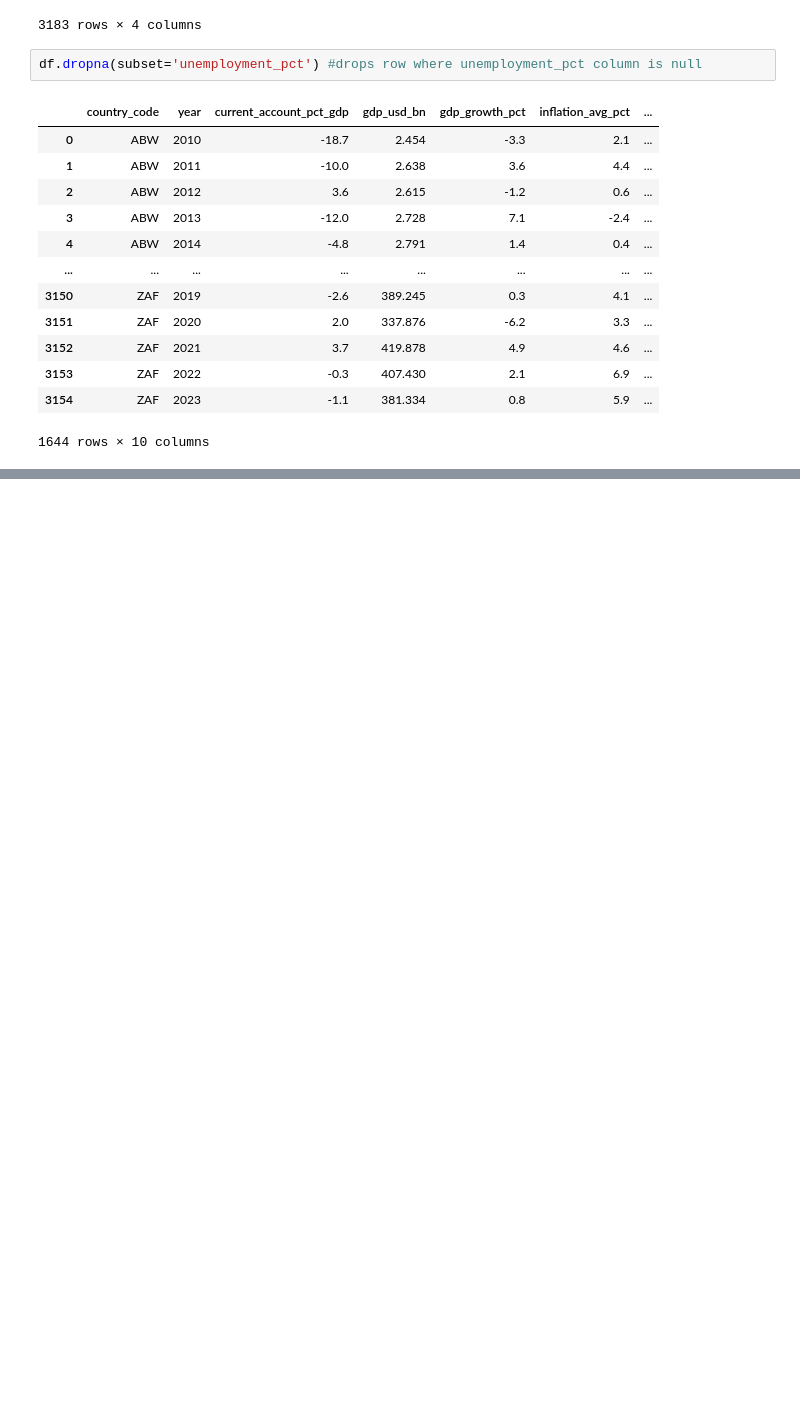
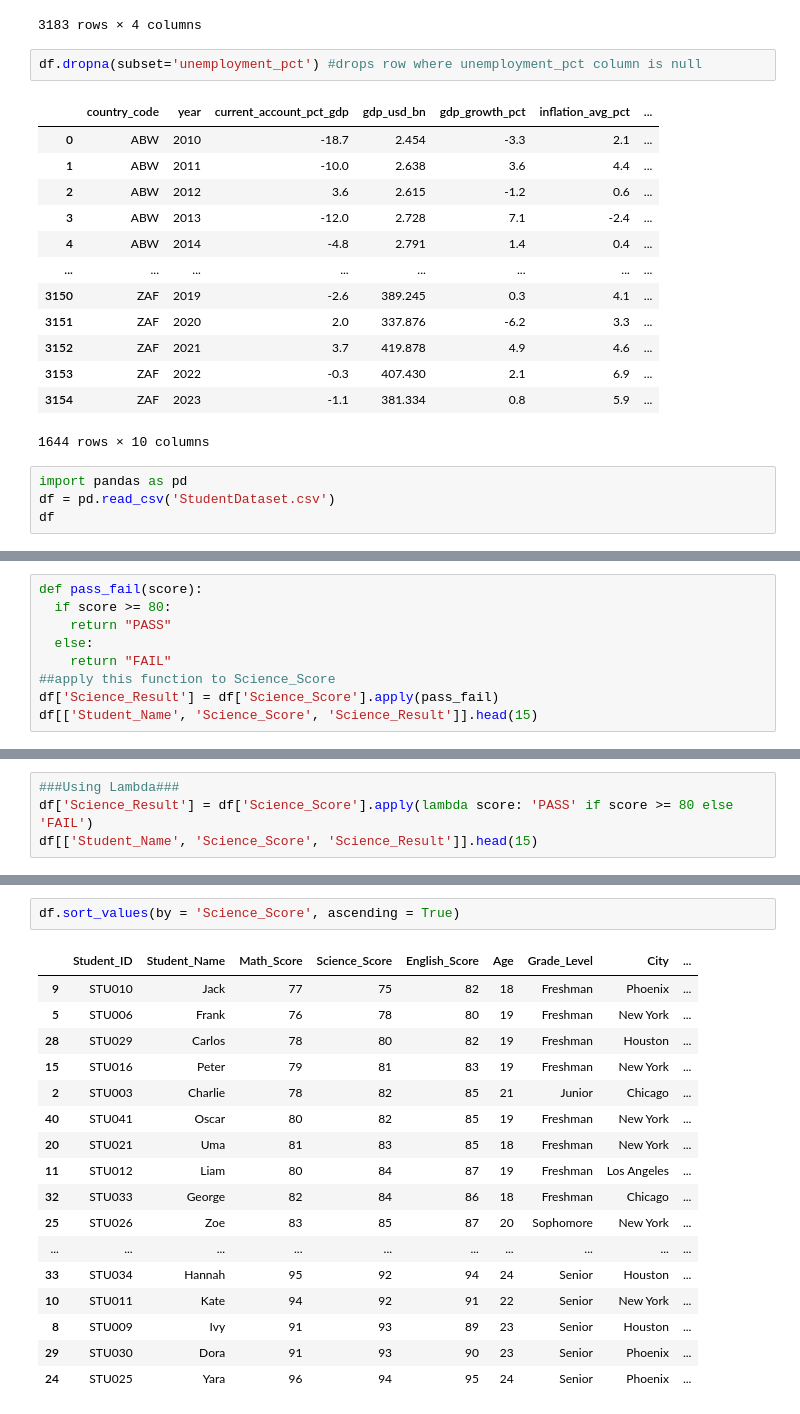
Before and after one commit to elmago07/AI-ML-Learnings, a Jupyter notebook: pandas_learnings.ipynb, the cells around one changed output, grey strips where cells are left out. Cells and saved outputs as stored; diff of their text form; blank space fills up the shorter version.

```diff
--- a/pandas_learnings.ipynb
+++ b/pandas_learnings.ipynb
@@ -505,3 +505,7 @@ df.dropna(subset='unemployment_pct') #drops row where unemployment_pct column is
 | 3153 | ZAF | 2022 | -0.3 | 407.430 | 2.1 | 6.9 | ... |
 | 3154 | ZAF | 2023 | -1.1 | 381.334 | 0.8 | 5.9 | ... |
 1644 rows × 10 columns
+# %%
+import pandas as pd
+df = pd.read_csv('StudentDataset.csv')
+df
@@ -507,0 +564,9 @@ df.dropna(subset='unemployment_pct') #drops row where unemployment_pct column is
+# %%
+def pass_fail(score):
+  if score >= 80:
+    return "PASS"
+  else:
+    return "FAIL"
+##apply this function to Science_Score
+df['Science_Result'] = df['Science_Score'].apply(pass_fail)
+df[['Student_Name', 'Science_Score', 'Science_Result']].head(15)
@@ -507,0 +590,4 @@ df.dropna(subset='unemployment_pct') #drops row where unemployment_pct column is
+# %%
+###Using Lambda###
+df['Science_Result'] = df['Science_Score'].apply(lambda score: 'PASS' if score >= 80 else 'FAIL')
+df[['Student_Name', 'Science_Score', 'Science_Result']].head(15)
@@ -507,0 +621,20 @@ df.dropna(subset='unemployment_pct') #drops row where unemployment_pct column is
+# %%
+df.sort_values(by = 'Science_Score', ascending = True)
+# %% [output]
+|  | Student_ID | Student_Name | Math_Score | Science_Score | English_Score | Age | Grade_Level | City | ... |
+| 9 | STU010 | Jack | 77 | 75 | 82 | 18 | Freshman | Phoenix | ... |
+| 5 | STU006 | Frank | 76 | 78 | 80 | 19 | Freshman | New York | ... |
+| 28 | STU029 | Carlos | 78 | 80 | 82 | 19 | Freshman | Houston | ... |
+| 15 | STU016 | Peter | 79 | 81 | 83 | 19 | Freshman | New York | ... |
+| 2 | STU003 | Charlie | 78 | 82 | 85 | 21 | Junior | Chicago | ... |
+| 40 | STU041 | Oscar | 80 | 82 | 85 | 19 | Freshman | New York | ... |
+| 20 | STU021 | Uma | 81 | 83 | 85 | 18 | Freshman | New York | ... |
+| 11 | STU012 | Liam | 80 | 84 | 87 | 19 | Freshman | Los Angeles | ... |
+| 32 | STU033 | George | 82 | 84 | 86 | 18 | Freshman | Chicago | ... |
+| 25 | STU026 | Zoe | 83 | 85 | 87 | 20 | Sophomore | New York | ... |
+| ... | ... | ... | ... | ... | ... | ... | ... | ... | ... |
+| 33 | STU034 | Hannah | 95 | 92 | 94 | 24 | Senior | Houston | ... |
+| 10 | STU011 | Kate | 94 | 92 | 91 | 22 | Senior | New York | ... |
+| 8 | STU009 | Ivy | 91 | 93 | 89 | 23 | Senior | Houston | ... |
+| 29 | STU030 | Dora | 91 | 93 | 90 | 23 | Senior | Phoenix | ... |
+| 24 | STU025 | Yara | 96 | 94 | 95 | 24 | Senior | Phoenix | ... |
```
Also changed, not shown: parts of 10 cells of this notebook.
